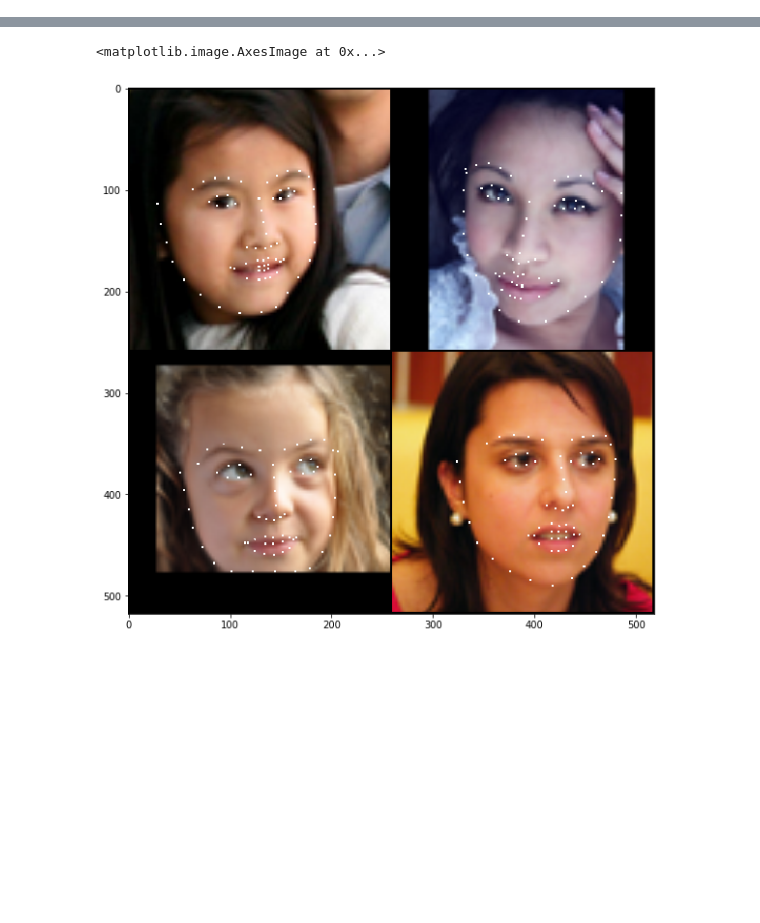
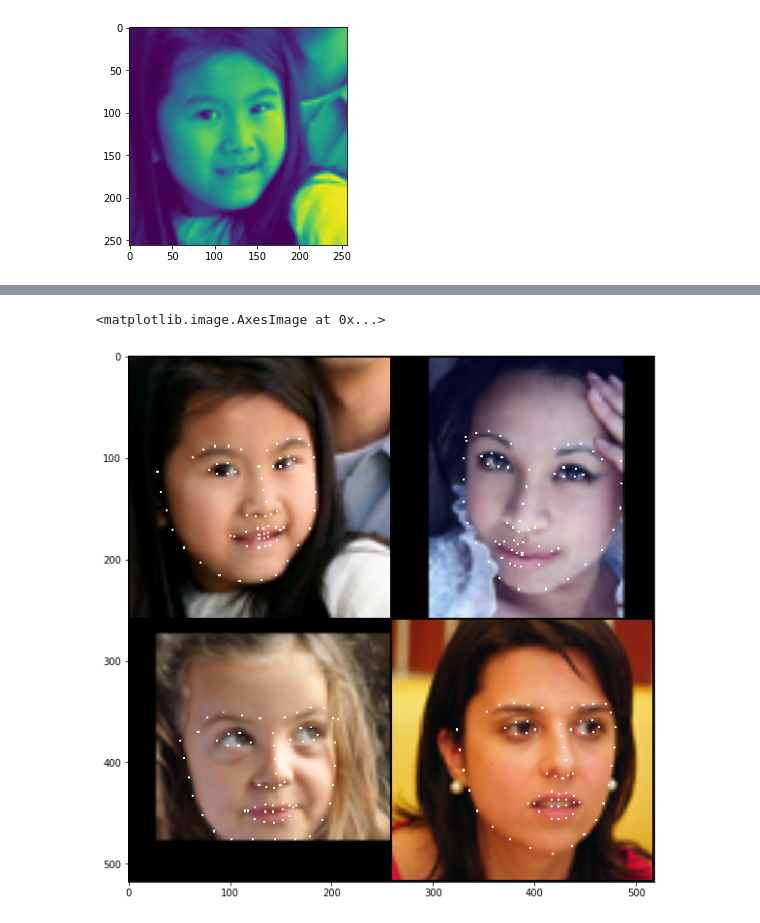
Before and after one commit to YaroslavBespalov/unsupervised_segmentation, a Jupyter notebook: examples/otrisovka.ipynb, the cells around one changed output, grey strips where cells are left out. Saved outputs shown, nothing was run; the diff lists cells and outputs as text; code cells hidden in the pictures; blank space fills up the shorter version.

```diff
--- a/examples/otrisovka.ipynb
+++ b/examples/otrisovka.ipynb
@@ -29,6 +36,6 @@ from dataset.probmeasure import ProbabilityMeasure, ProbabilityMeasureFabric
 # %%
 import torch
-device = torch.device("cuda:3" if torch.cuda.is_available() else "cpu")
+device = torch.device("cuda:2" if torch.cuda.is_available() else "cpu")
 print(device)
 torch.cuda.set_device(device)
 # %% [output]
@@ -59,0 +122,2 @@ from torchvision.utils import make_grid
+# %%
+test_images = w300_test_image.cuda()
@@ -59,0 +147,5 @@ from torchvision.utils import make_grid
+# %%
+plt.imshow(test_images[0].sum(0).detach().cpu().numpy())
+plt.show()
+# %% [output]
+[figure, added]
```
Also changed, not shown: parts of 14 cells of this notebook, 11 other files.
